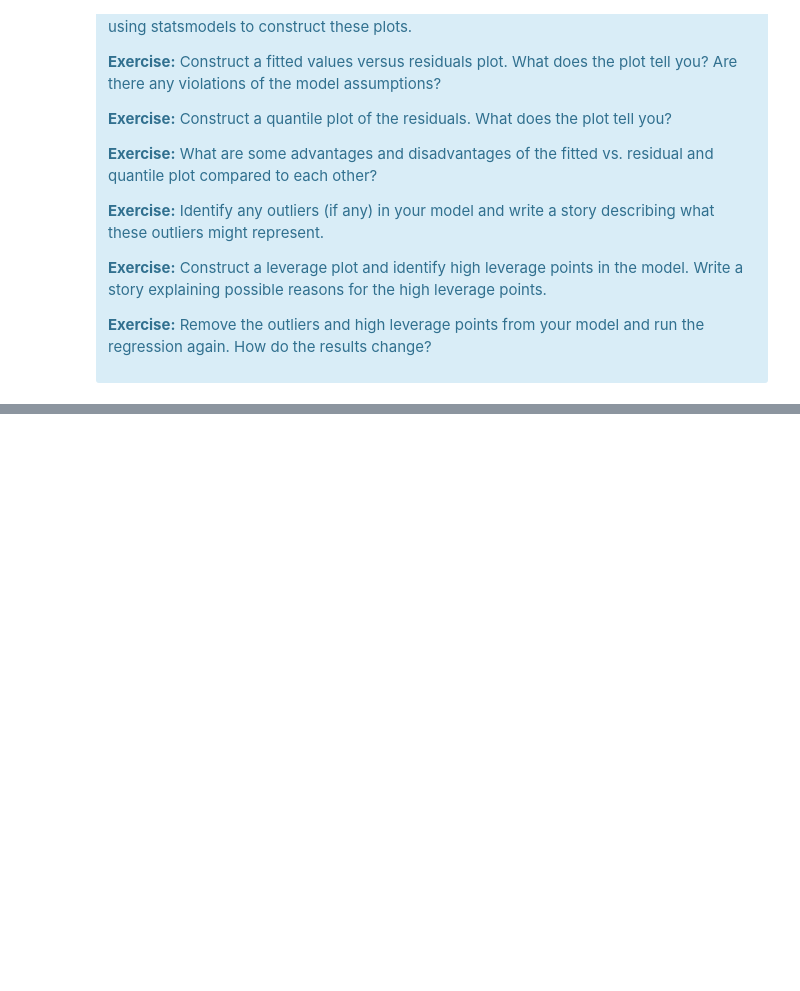
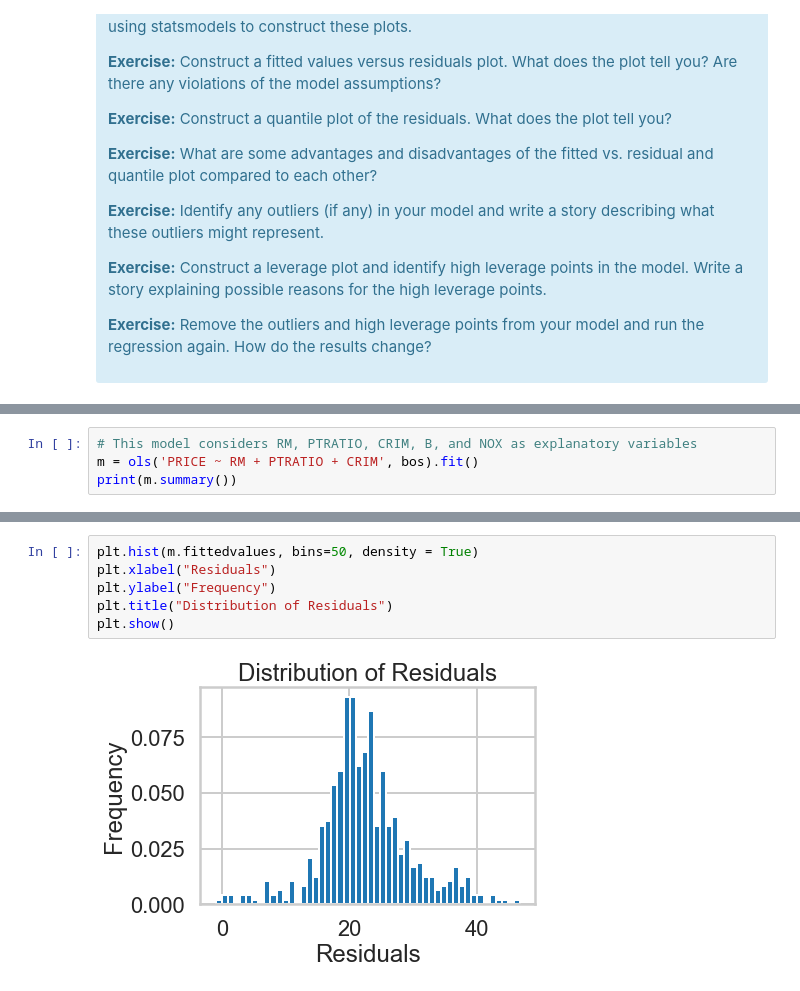
Before and after one commit to ldietsche/Springboard_Course, a Jupyter notebook: Linear Regression/Mini_Project_Linear_Regression.ipynb, the cells around one changed output, grey strips where cells are left out. Cells and saved outputs as stored; diff of their text form; blank space fills up the shorter version.

```diff
--- a/Linear Regression/Mini_Project_Linear_Regression.ipynb
+++ b/Linear Regression/Mini_Project_Linear_Regression.ipynb
@@ -728,0 +881,4 @@ There are some other issues that are important investigate with linear regressio
+# %%
+# This model considers RM, PTRATIO, CRIM, B, and NOX as explanatory variables
+m = ols('PRICE ~ RM + PTRATIO + CRIM', bos).fit()
+print(m.summary())
@@ -728,0 +903,8 @@ There are some other issues that are important investigate with linear regressio
+# %%
+plt.hist(m.fittedvalues, bins=50, density = True)
+plt.xlabel("Residuals")
+plt.ylabel("Frequency")
+plt.title("Distribution of Residuals")
+plt.show()
+# %% [output]
+[figure, added]
```
Also changed, not shown: parts of 49 cells of this notebook.
